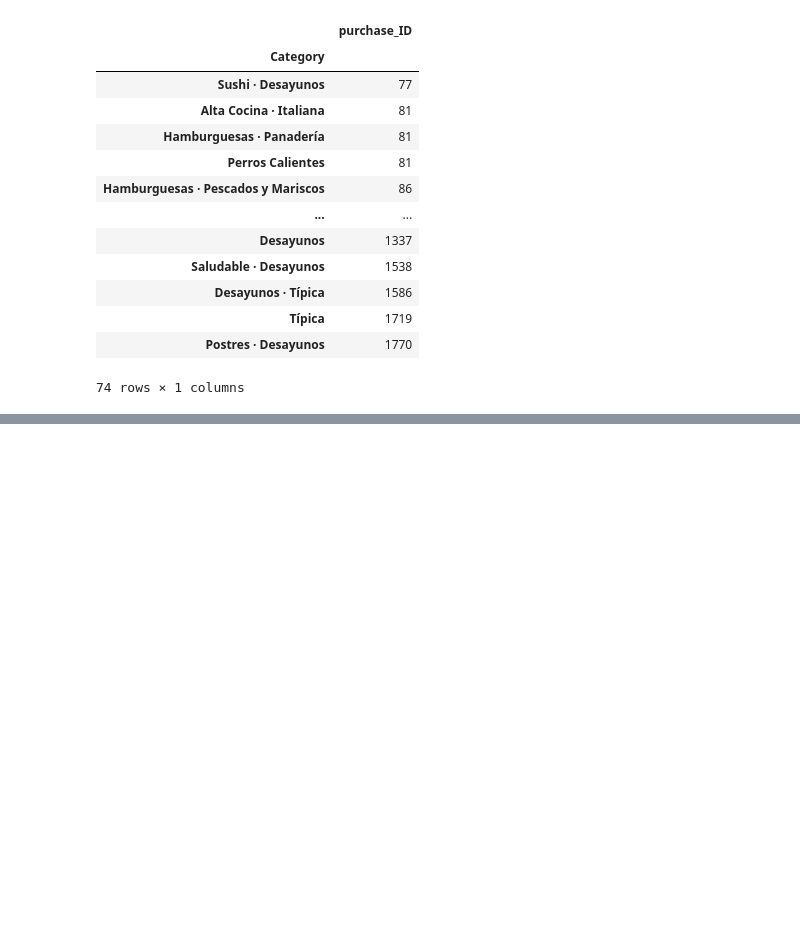
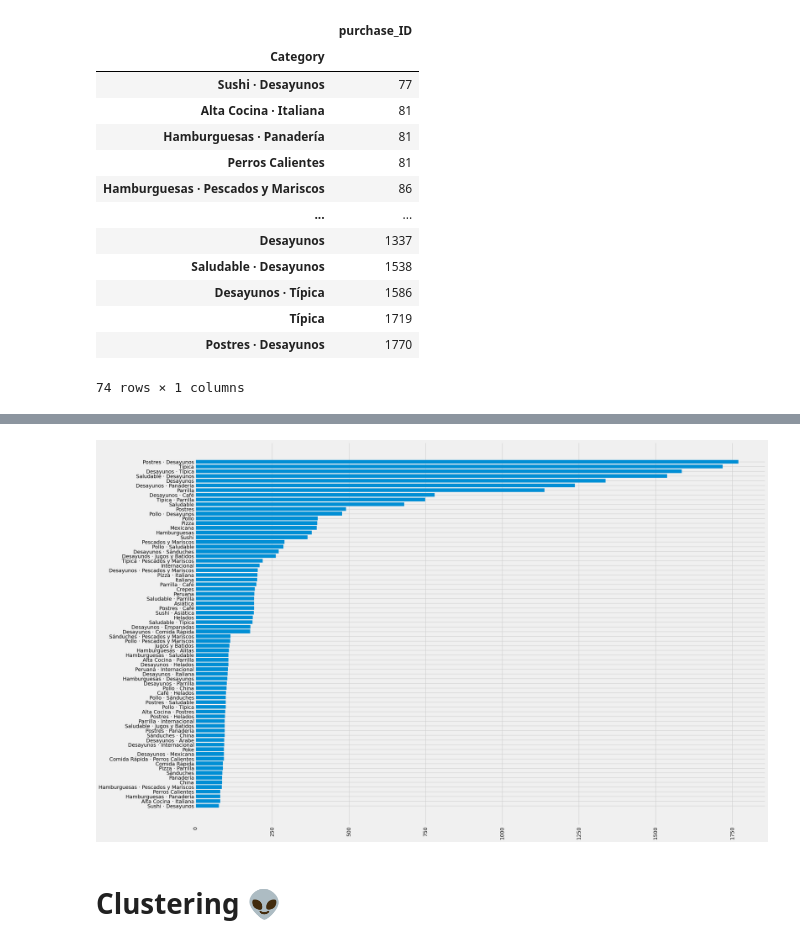
Before and after one commit to danielrodriguez007/Data_Analysis, a Jupyter notebook: Rappi.ipynb, the cells around one changed output, grey strips where cells are left out. Saved outputs shown, nothing was run; the diff lists cells and outputs as text; code cells hidden in the pictures; blank space fills up the shorter version.

```diff
--- a/Rappi.ipynb
+++ b/Rappi.ipynb
@@ -127,3 +140,14 @@ plt.xticks(rotation=70)
+# %%
+cpe = data.groupby(['Category'])['purchase_ID'].count().sort_values()
+
+plt.figure(figsize=(25,18))
+plt.barh(cpe.index,cpe.values)
+plt.xticks(rotation=90)
+plt.show()
+# %% [output]
+[figure, added]
+# %% [markdown]
+# Clustering 👽
 # %%
 data.info()
 # %% [output]
```
Also changed, not shown: parts of 7 cells of this notebook.
